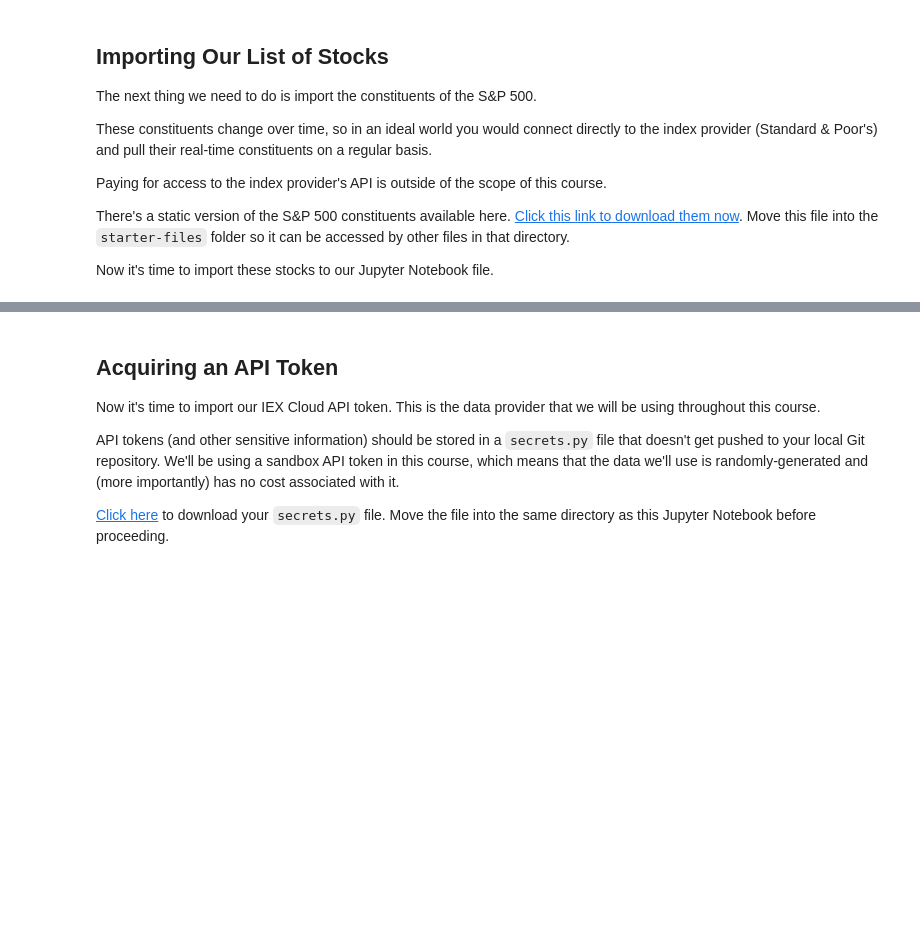
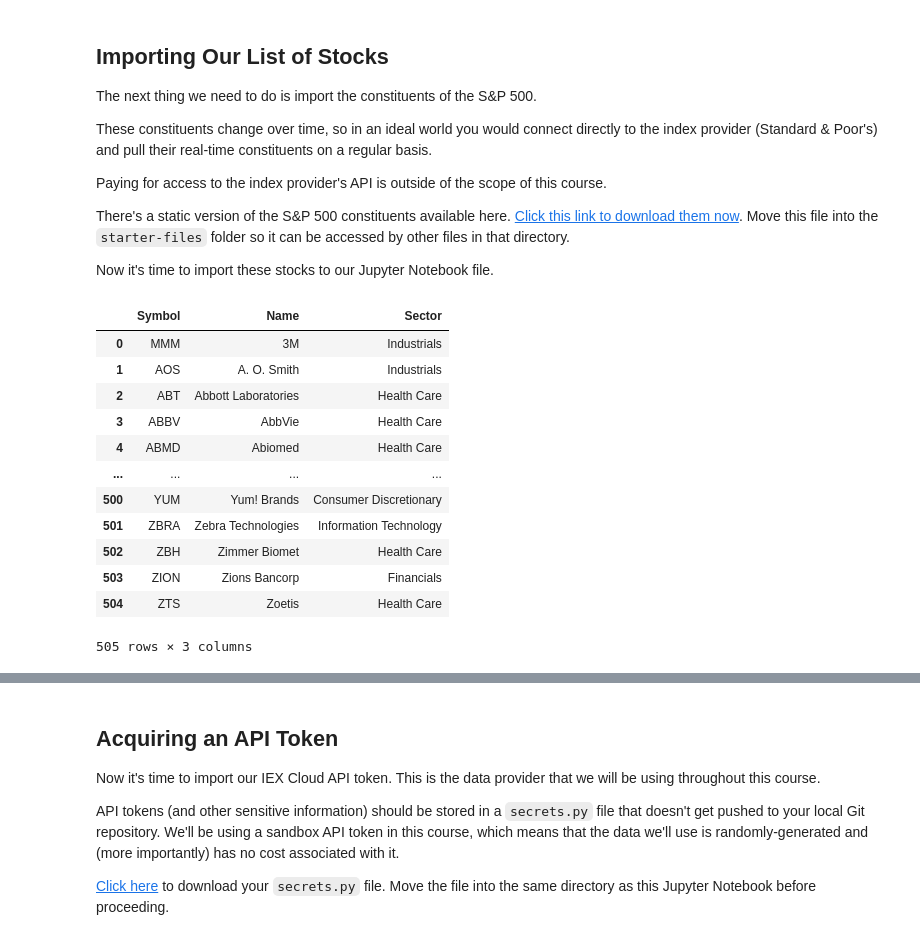
Before and after one commit to faijurrahman/Trading, a Jupyter notebook: Python/xlsxwriter_Example_equal_weight_S&P_500.ipynb, the cells around one changed output, grey strips where cells are left out. Drawn from its saved outputs; the diff is of its cells as text; code cells hidden in the pictures; blank space fills up the shorter version.

Commit message:
Updated data source

```diff
--- a/Python/xlsxwriter_Example_equal_weight_S&P_500.ipynb
+++ b/Python/xlsxwriter_Example_equal_weight_S&P_500.ipynb
@@ -46,0 +40,17 @@ stocks = pd.read_csv('sp_500_stocks.csv')
+# %%
+company_list = pd.read_csv('https://raw.githubusercontent.com/faijurrahman/Trading/main/Data/SnP500_Company_List.csv')
+company_list
+# %% [output]
+|  | Symbol | Name | Sector |
+| 0 | MMM | 3M | Industrials |
+| 1 | AOS | A. O. Smith | Industrials |
+| 2 | ABT | Abbott Laboratories | Health Care |
+| 3 | ABBV | AbbVie | Health Care |
+| 4 | ABMD | Abiomed | Health Care |
+| ... | ... | ... | ... |
+| 500 | YUM | Yum! Brands | Consumer Discretionary |
+| 501 | ZBRA | Zebra Technologies | Information Technology |
+| 502 | ZBH | Zimmer Biomet | Health Care |
+| 503 | ZION | Zions Bancorp | Financials |
+| 504 | ZTS | Zoetis | Health Care |
+505 rows × 3 columns
```
Also changed, not shown: parts of 15 cells of this notebook.
